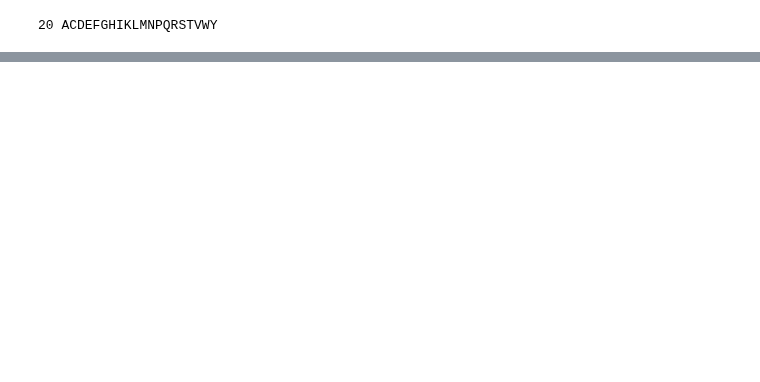
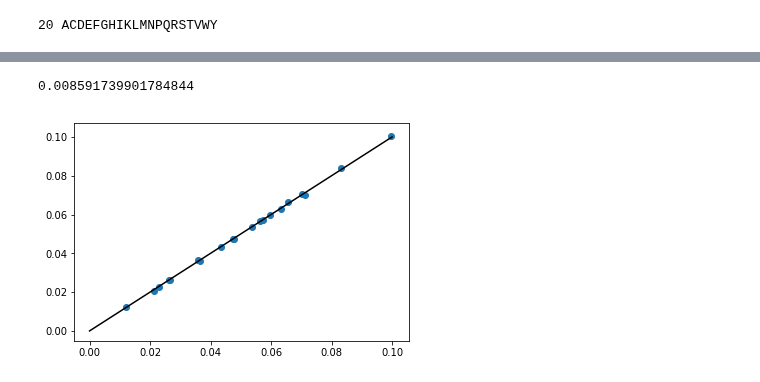
Before and after one commit to andim/peptidome, a Jupyter notebook: code/maxent.ipynb, the cells around one changed output, grey strips where cells are left out. Drawn from its saved outputs; the diff is of its cells as text; code cells hidden in the pictures; blank space fills up the shorter version.

```diff
--- a/code/maxent.ipynb
+++ b/code/maxent.ipynb
@@ -161,0 +79,29 @@ for idx, row in dfmgap1.iterrows():
+# %%
+dfgap2 = counter_to_df(count_kmers_proteome(human, 2, gap=2))
+dfgap2 = dfgap2[~dfgap2['seq'].str.contains('U|B|X|Z')]
+dfgap2 = dfgap2.set_index('seq')
+# %%
+def fit_ising(f1, f2s, niter=1, nmcmc=1e6, epsilon=0.1, Jk=None):
+    h = np.log(f1['freq']).to_dict()
+    if Jk is None:
+        J0 = np.zeros((len(aminoacids), len(aminoacids)))
+        J0 = pd.DataFrame(np.asarray(J0), index=list(aminoacids), columns=list(aminoacids)).to_dict()
+        Jk = [J0]
+        for gap in range(1, len(f2s)):
+            Jk.append(copy.deepcopy(J0))
+    for i in range(niter):
+        jump = lambda x: ''.join(np.random.choice(aas_arr, size=6))
+        x0 = jump(None)
+        samples = mcmcsampler(x0, lambda x: energy_ising(x, h, Jk), jump, nmcmc)
+        for gap in range(len(f2s)):
+            m = f2s[gap].merge(counter_to_df(count_kmers_iterable(samples, 2, gap=gap)), left_index=True, right_on='seq')
+            m['logfold'] = np.log(m['freq_x']/m['freq_y'])
+            print(i, gap, np.mean(np.abs(m['logfold'])))
+            for idx, row in m.iterrows():
+                logfold = row['logfold']
+                aa1 = row['seq'][0]
+                aa2 = row['seq'][1]
+                Jk[gap][aa1][aa2] += logfold * epsilon
+    return h, Jk
+# %%
+h, Jk = fit_ising(df0, [df1, dfgap1, dfgap2], nmcmc=1e5, niter=30, epsilon=0.1)
@@ -161,0 +126,14 @@ for idx, row in dfmgap1.iterrows():
+# %%
+jump = lambda x: ''.join(np.random.choice(aas_arr, size=6))
+x0 = jump(0)
+samples = mcmcsampler(x0, lambda x: energy_ising(x, h, Jk), jump, 1e6)
+# %%
+dfm0 = df0.merge(counter_to_df(count_kmers_iterable(samples, 1)), left_index=True, right_on='seq')
+x = np.linspace(0.0, 0.1)
+plt.plot(x, x, 'k')
+plt.scatter(dfm0['freq_x'], dfm0['freq_y'])
+dfm0['logfold'] = np.log(dfm0['freq_x']/dfm0['freq_y'])
+np.abs(dfm0['logfold']).mean()
+# %% [output]
+0.008591739901784844
+[figure, added]
```
Also changed, not shown: parts of 38 cells of this notebook, 1 other file.
